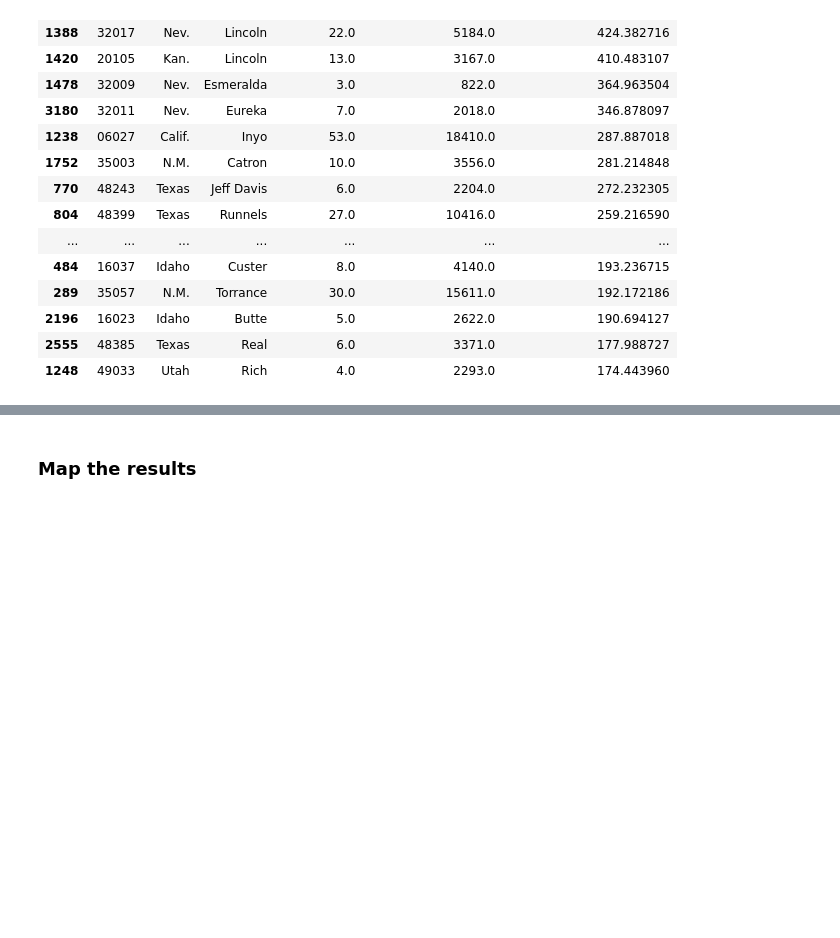
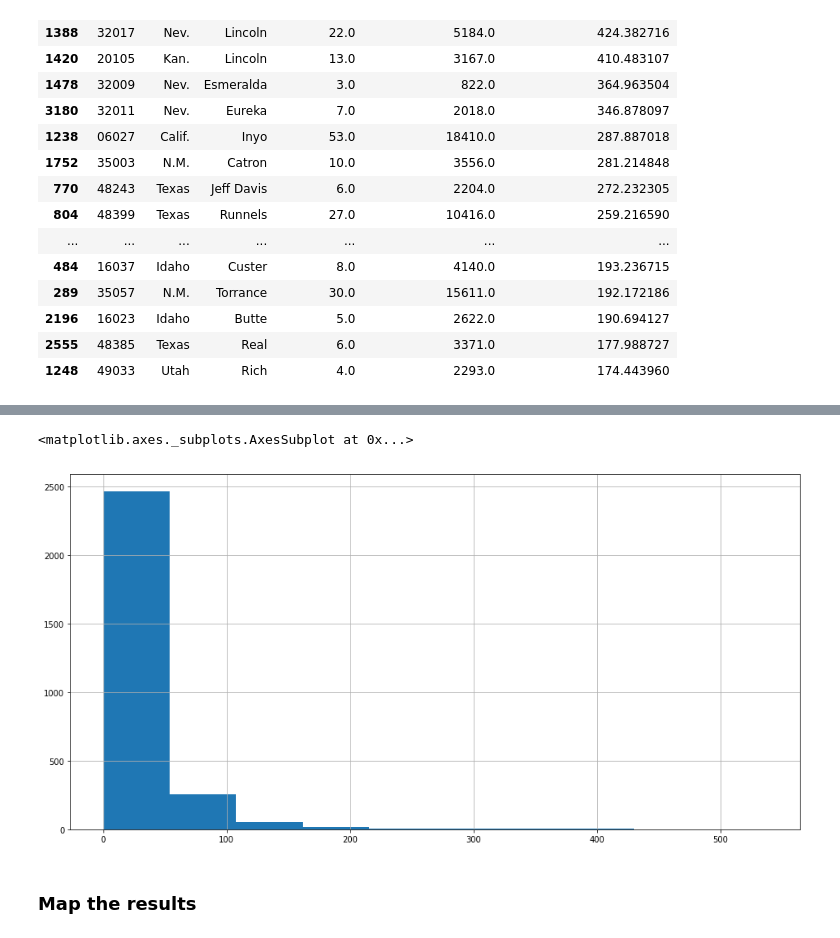
Before and after one commit to datadesk/geopandas-spatial-join-example, a Jupyter notebook: notebook.ipynb, the cells around one changed output, grey strips where cells are left out. Cells and saved outputs as stored; diff of their text form; code cells hidden in the pictures; blank space fills up the shorter version.

```diff
--- a/notebook.ipynb
+++ b/notebook.ipynb
@@ -191,3 +235,8 @@ county_counts_with_pop_gdf[[
+# %%
+county_counts_with_pop_gdf.SIGHTINGS_PER_CAPITA.hist(figsize=(16,8))
+# %% [output]
+<matplotlib.axes._subplots.AxesSubplot at 0x...>
+[figure, added]
 # %% [markdown]
 ### Map the results
 # %% [markdown]
```
Also changed, not shown: parts of 5 cells of this notebook.
